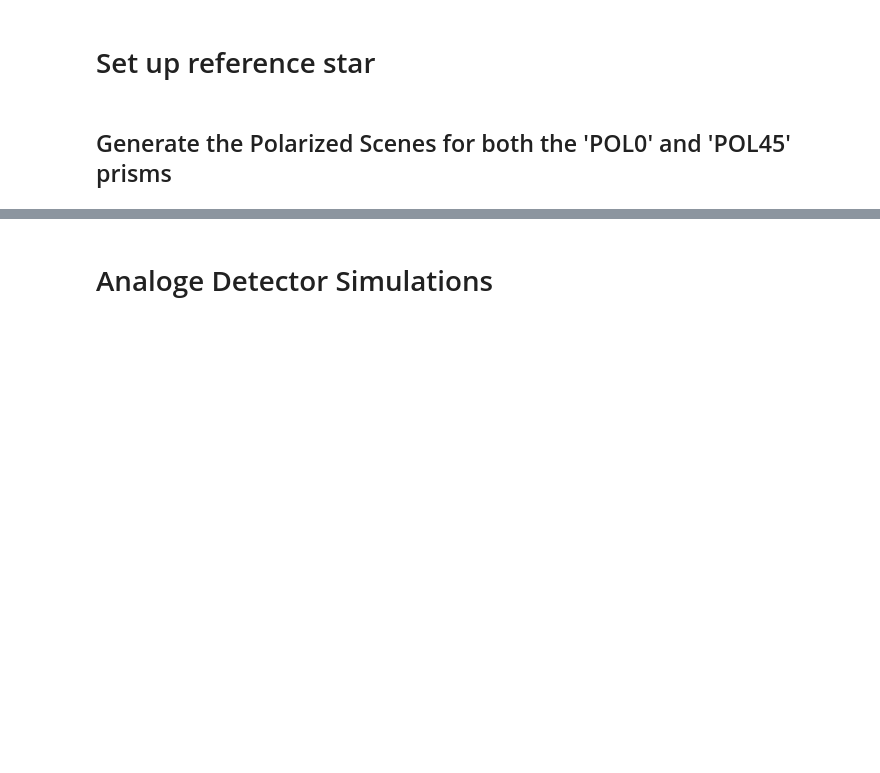
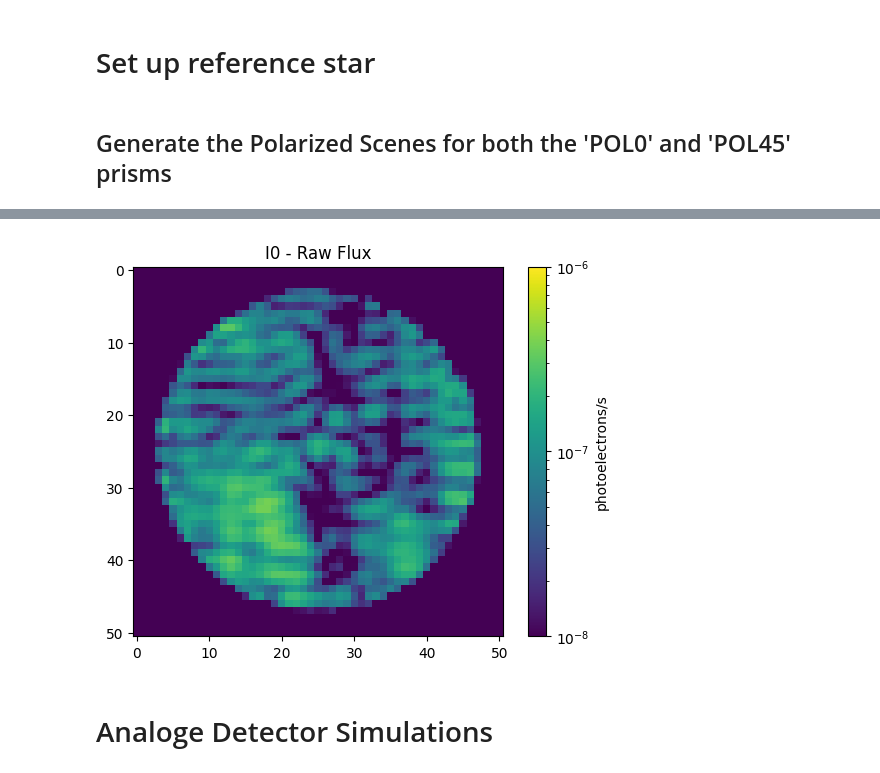
Before and after one commit to Jashcraf/roman_pol_etc, a Jupyter notebook: ProbedAnalogPolI_04012026.ipynb, the cells around one changed output, grey strips where cells are left out. Saved outputs shown, nothing was run; the diff lists cells and outputs as text; code cells hidden in the pictures; blank space fills up the shorter version.

```diff
--- a/ProbedAnalogPolI_04012026.ipynb
+++ b/ProbedAnalogPolI_04012026.ipynb
@@ -162,3 +177,12 @@ CorgiOptics initialized with proper keywords.
+# %%
+from matplotlib.colors import LogNorm
+plt.title("I0 - Raw Flux")
+data = sim_scene_Q.host_star_image.data[0] / sim_scene_unocculted.host_star_image.data[0].max()
+plt.imshow(data, norm=LogNorm(vmin=1e-8, vmax=1e-6))
+plt.colorbar(label="photoelectrons/s")
+plt.show()
+# %% [output]
+[figure, added]
 # %% [markdown]
 # Analoge Detector Simulations
 # %% [markdown]
```
Also changed, not shown: parts of 10 cells of this notebook, 2 other files.
